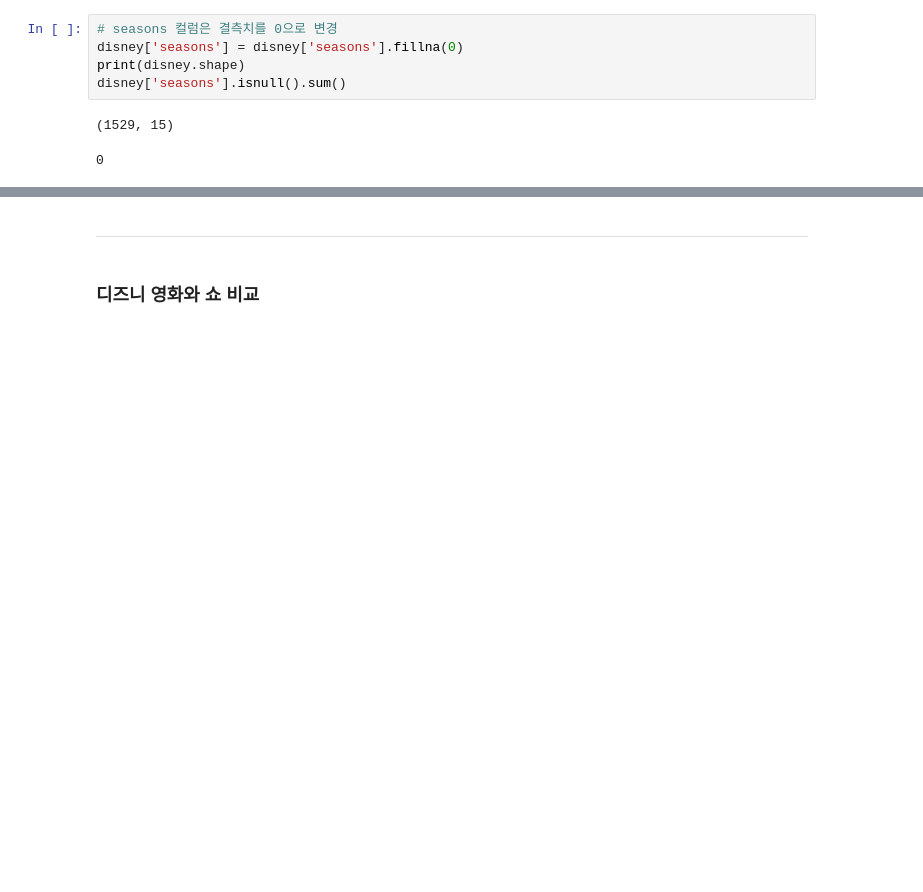
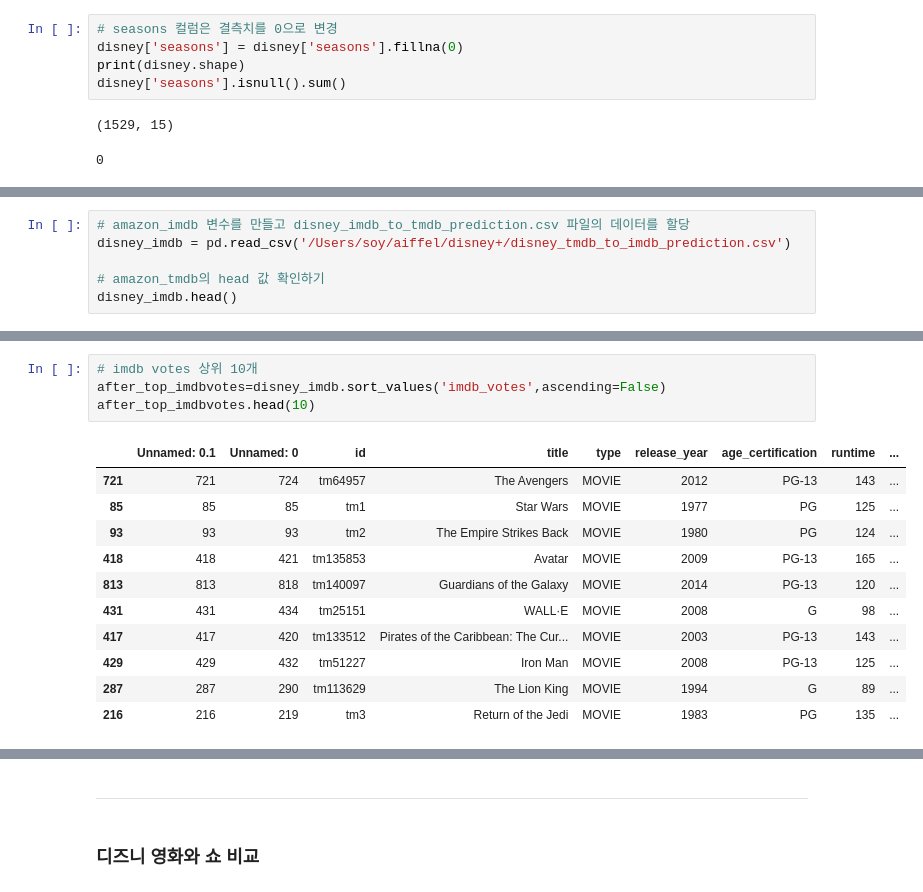
Before and after one commit to soy53/Datathon_ott, a Jupyter notebook: Disney_1st.ipynb, the cells around one changed output, grey strips where cells are left out. Drawn from its saved outputs; the diff is of its cells as text; blank space fills up the shorter version.

```diff
--- a/Disney_1st.ipynb
+++ b/Disney_1st.ipynb
@@ -545,0 +548,6 @@ plt.show()
+# %%
+# amazon_imdb 변수를 만들고 disney_imdb_to_tmdb_prediction.csv 파일의 데이터를 할당
+disney_imdb = pd.read_csv('/Users/soy/aiffel/disney+/disney_tmdb_to_imdb_prediction.csv')
+
+# amazon_tmdb의 head 값 확인하기
+disney_imdb.head()
@@ -545,0 +561,16 @@ plt.show()
+# %%
+# imdb votes 상위 10개
+after_top_imdbvotes=disney_imdb.sort_values('imdb_votes',ascending=False)
+after_top_imdbvotes.head(10)
+# %% [output]
+|  | Unnamed: 0.1 | Unnamed: 0 | id | title | type | release_year | age_certification | runtime | ... |
+| 721 | 721 | 724 | tm64957 | The Avengers | MOVIE | 2012 | PG-13 | 143 | ... |
+| 85 | 85 | 85 | tm1 | Star Wars | MOVIE | 1977 | PG | 125 | ... |
+| 93 | 93 | 93 | tm2 | The Empire Strikes Back | MOVIE | 1980 | PG | 124 | ... |
+| 418 | 418 | 421 | tm135853 | Avatar | MOVIE | 2009 | PG-13 | 165 | ... |
+| 813 | 813 | 818 | tm140097 | Guardians of the Galaxy | MOVIE | 2014 | PG-13 | 120 | ... |
+| 431 | 431 | 434 | tm25151 | WALL·E | MOVIE | 2008 | G | 98 | ... |
+| 417 | 417 | 420 | tm133512 | Pirates of the Caribbean: The Cur... | MOVIE | 2003 | PG-13 | 143 | ... |
+| 429 | 429 | 432 | tm51227 | Iron Man | MOVIE | 2008 | PG-13 | 125 | ... |
+| 287 | 287 | 290 | tm113629 | The Lion King | MOVIE | 1994 | G | 89 | ... |
+| 216 | 216 | 219 | tm3 | Return of the Jedi | MOVIE | 1983 | PG | 135 | ... |
```
Also changed, not shown: parts of 48 cells of this notebook.
